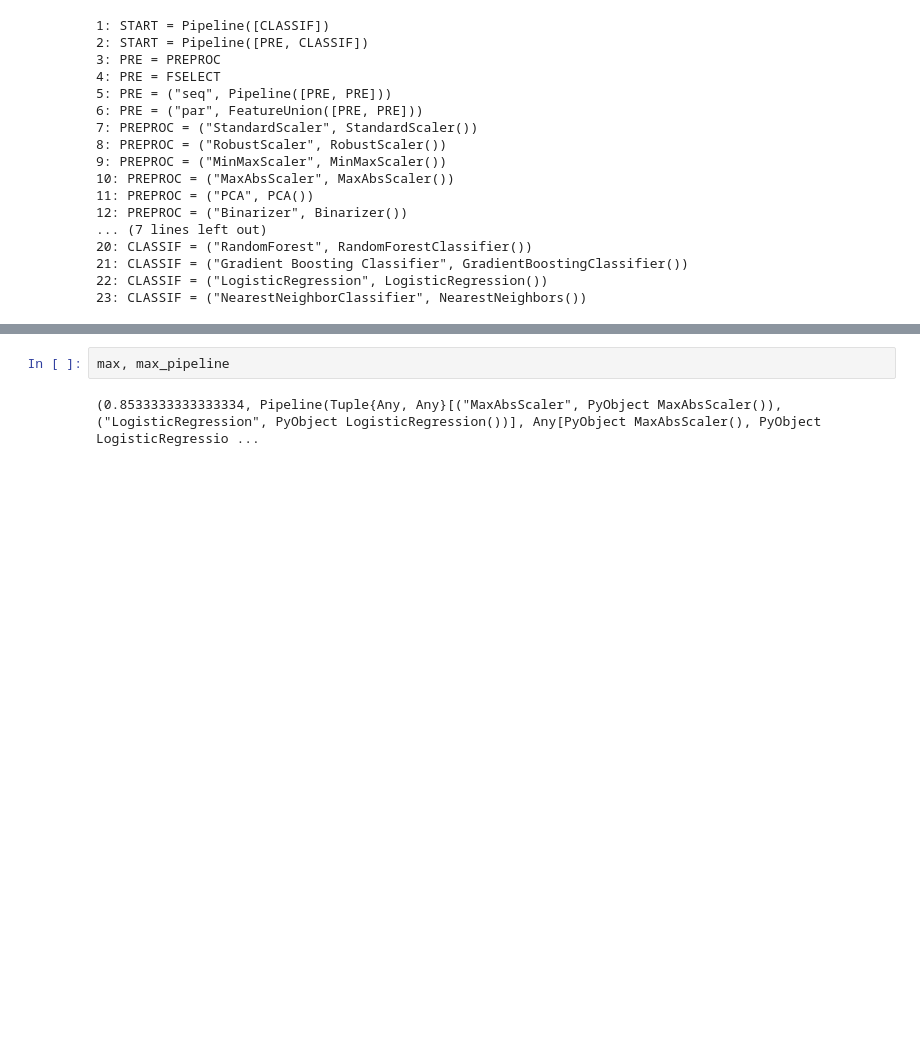
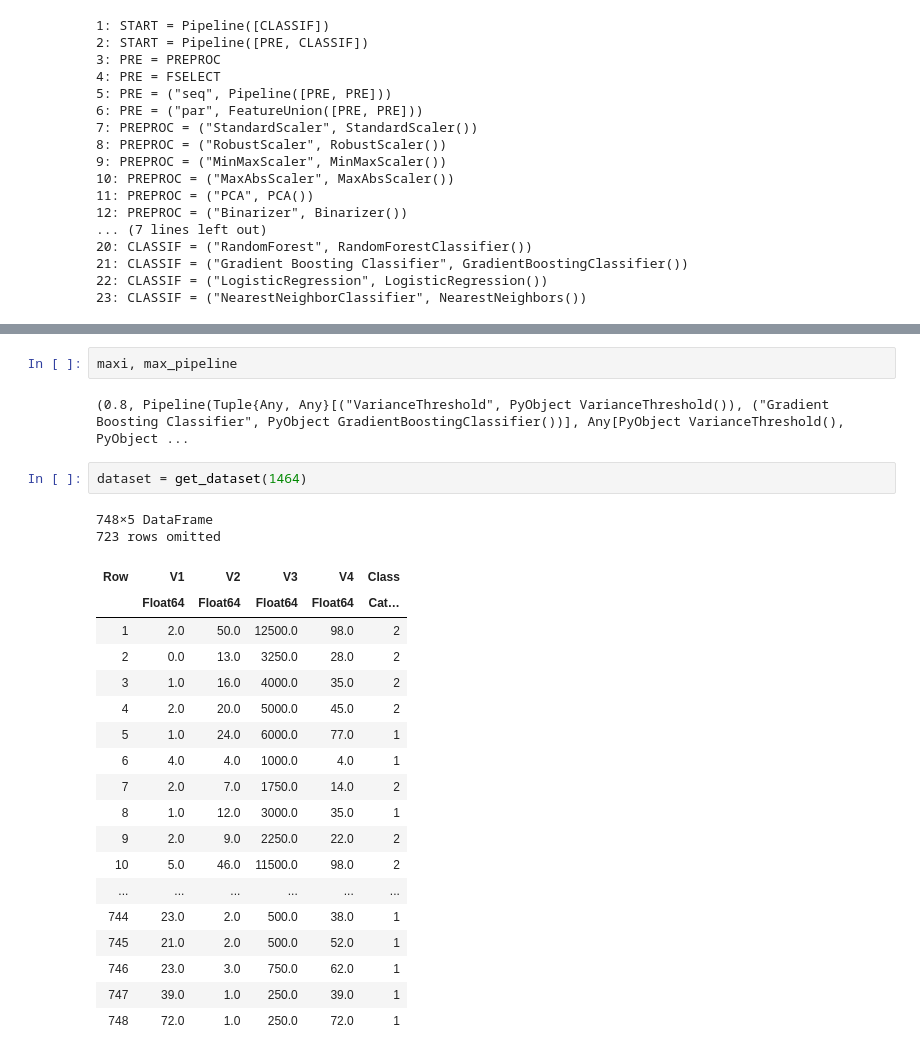
Before and after one commit to M-Butenaerts/research_project, a Jupyter notebook: search.ipynb, the cells around one changed output, grey strips where cells are left out. Cells and saved outputs as stored; diff of their text form; blank space fills up the shorter version.

```diff
--- a/search.ipynb
+++ b/search.ipynb
@@ -142,4 +154,27 @@ Pipeline(Tuple{Any, Any}[("MaxAbsScaler", PyObject MaxAbsScaler()), ("LogisticRe
 # %%
-max, max_pipeline
+maxi, max_pipeline
 # %% [output]
-(0.8533333333333334, Pipeline(Tuple{Any, Any}[("MaxAbsScaler", PyObject MaxAbsScaler()), ("LogisticRegression", PyObject LogisticRegression())], Any[PyObject MaxAbsScaler(), PyObject LogisticRegressio ...
+(0.8, Pipeline(Tuple{Any, Any}[("VarianceThreshold", PyObject VarianceThreshold()), ("Gradient Boosting Classifier", PyObject GradientBoostingClassifier())], Any[PyObject VarianceThreshold(), PyObject ...
+# %%
+dataset = get_dataset(1464)
+# %% [output]
+748×5 DataFrame
+723 rows omitted
+| Row | V1 | V2 | V3 | V4 | Class |
+|  | Float64 | Float64 | Float64 | Float64 | Cat… |
+| 1 | 2.0 | 50.0 | 12500.0 | 98.0 | 2 |
+| 2 | 0.0 | 13.0 | 3250.0 | 28.0 | 2 |
+| 3 | 1.0 | 16.0 | 4000.0 | 35.0 | 2 |
+| 4 | 2.0 | 20.0 | 5000.0 | 45.0 | 2 |
+| 5 | 1.0 | 24.0 | 6000.0 | 77.0 | 1 |
+| 6 | 4.0 | 4.0 | 1000.0 | 4.0 | 1 |
+| 7 | 2.0 | 7.0 | 1750.0 | 14.0 | 2 |
+| 8 | 1.0 | 12.0 | 3000.0 | 35.0 | 1 |
+| 9 | 2.0 | 9.0 | 2250.0 | 22.0 | 2 |
+| 10 | 5.0 | 46.0 | 11500.0 | 98.0 | 2 |
+| ... | ... | ... | ... | ... | ... |
+| 744 | 23.0 | 2.0 | 500.0 | 38.0 | 1 |
+| 745 | 21.0 | 2.0 | 500.0 | 52.0 | 1 |
+| 746 | 23.0 | 3.0 | 750.0 | 62.0 | 1 |
+| 747 | 39.0 | 1.0 | 250.0 | 39.0 | 1 |
+| 748 | 72.0 | 1.0 | 250.0 | 72.0 | 1 |
```
Also changed, not shown: parts of 7 cells of this notebook.
